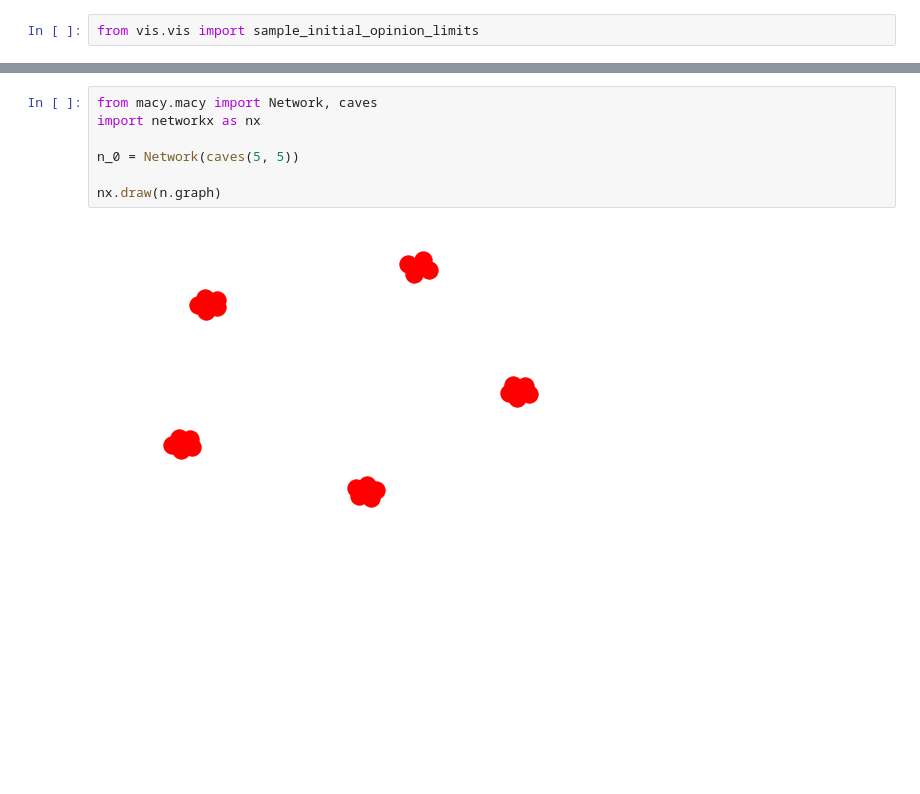
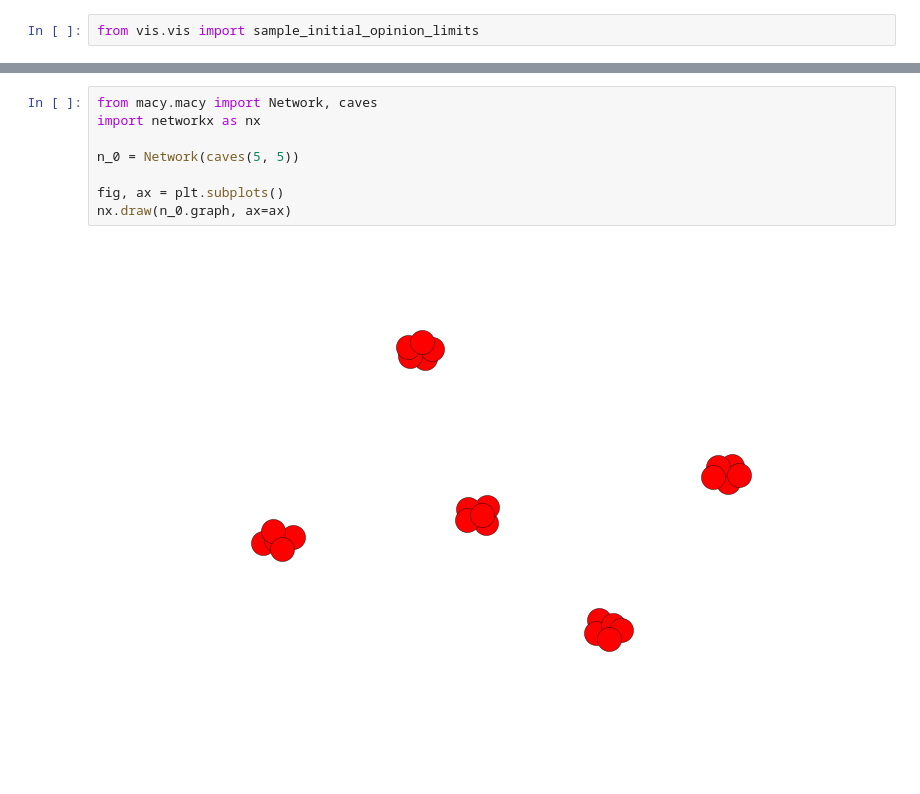
Before and after one commit to mt-digital/polarization, a Jupyter notebook: notebooks/CIS-Talk-Oct-2-2017.ipynb, the cells around one changed output, grey strips where cells are left out. Cells and saved outputs as stored; diff of their text form; blank space fills up the shorter version.

```diff
--- a/notebooks/CIS-Talk-Oct-2-2017.ipynb
+++ b/notebooks/CIS-Talk-Oct-2-2017.ipynb
@@ -42,9 +44,10 @@ sample_initial_opinion_limits()
 # %%
 from macy.macy import Network, caves
 import networkx as nx
 
 n_0 = Network(caves(5, 5))
 
-nx.draw(n.graph)
+fig, ax = plt.subplots()
+nx.draw(n_0.graph, ax=ax)
 # %% [output]
-[figure, old version]
+[figure, new version]
```
Also changed, not shown: parts of 11 cells of this notebook, 2 other files.
